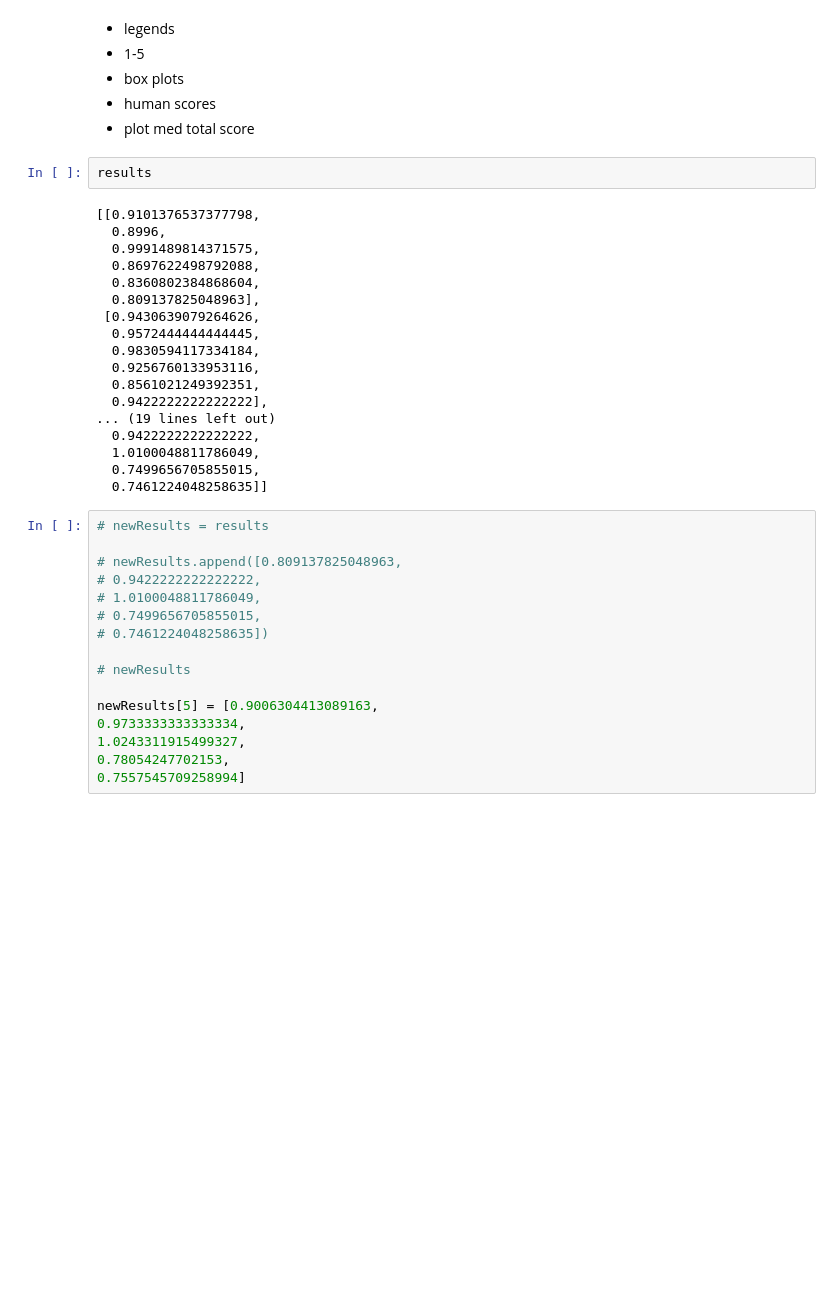
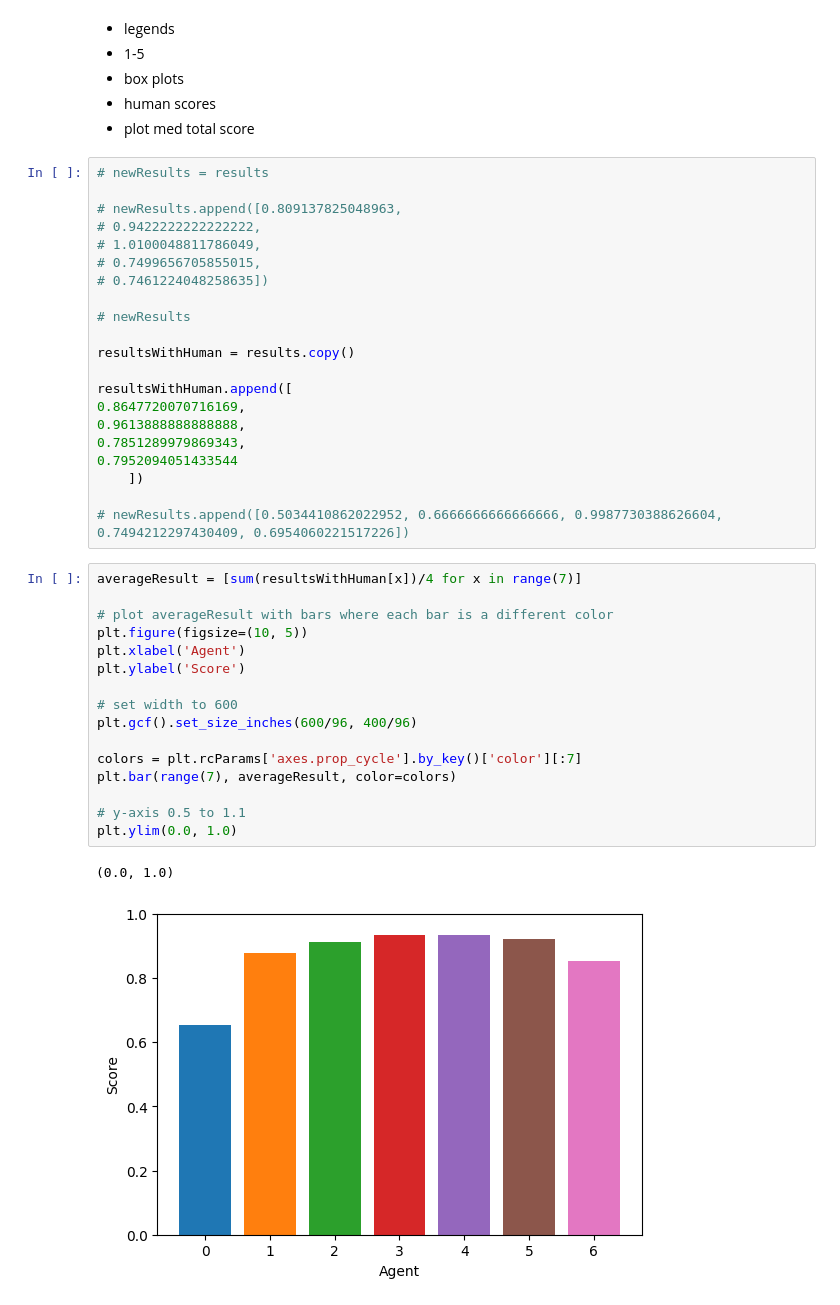
Before and after one commit to hci-gu/markovai, a Jupyter notebook: play.ipynb, the cells around one changed output. Drawn from its saved outputs; the diff is of its cells as text; blank space fills up the shorter version.

```diff
--- a/play.ipynb
+++ b/play.ipynb
@@ -513,26 +553,6 @@ plt.xticks(range(5), range(1,6))
 - box plots
 - human scores
 - plot med total score
-# %%
-results
-# %% [output]
-[[0.9101376537377798,
-  0.8996,
-  0.9991489814371575,
-  0.8697622498792088,
-  0.8360802384868604,
-  0.809137825048963],
- [0.9430639079264626,
-  0.9572444444444445,
-  0.9830594117334184,
-  0.9256760133953116,
-  0.8561021249392351,
-  0.9422222222222222],
-... (19 lines left out)
-  0.9422222222222222,
-  1.0100048811786049,
-  0.7499656705855015,
-  0.7461224048258635]]
 # %%
 # newResults = results
 
@@ -544,8 +564,32 @@ results
 
 # newResults
 
-newResults[5] = [0.9006304413089163,
-0.9733333333333334,
-1.0243311915499327,
-0.78054247702153,
-0.7557545709258994]
+resultsWithHuman = results.copy()
+
+resultsWithHuman.append([
+0.8647720070716169,
+0.9613888888888888,
+0.7851289979869343,
+0.7952094051433544
+    ])
+
+# newResults.append([0.5034410862022952, 0.6666666666666666, 0.9987730388626604, 0.7494212297430409, 0.6954060221517226])
+# %%
+averageResult = [sum(resultsWithHuman[x])/4 for x in range(7)]
+
+# plot averageResult with bars where each bar is a different color
+plt.figure(figsize=(10, 5))
+plt.xlabel('Agent')
+plt.ylabel('Score')
+
+# set width to 600
+plt.gcf().set_size_inches(600/96, 400/96)
+
+colors = plt.rcParams['axes.prop_cycle'].by_key()['color'][:7]
+plt.bar(range(7), averageResult, color=colors)
+
+# y-axis 0.5 to 1.1
+plt.ylim(0.0, 1.0)
+# %% [output]
+(0.0, 1.0)
+[figure, added]
```
Also changed, not shown: parts of 13 cells of this notebook, 2 other files.
